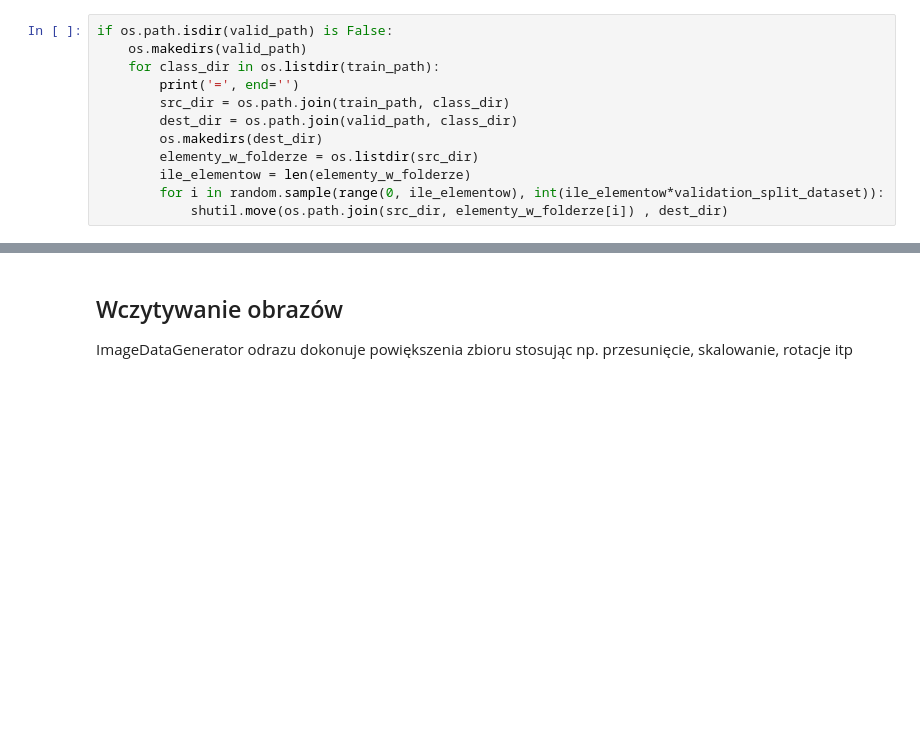
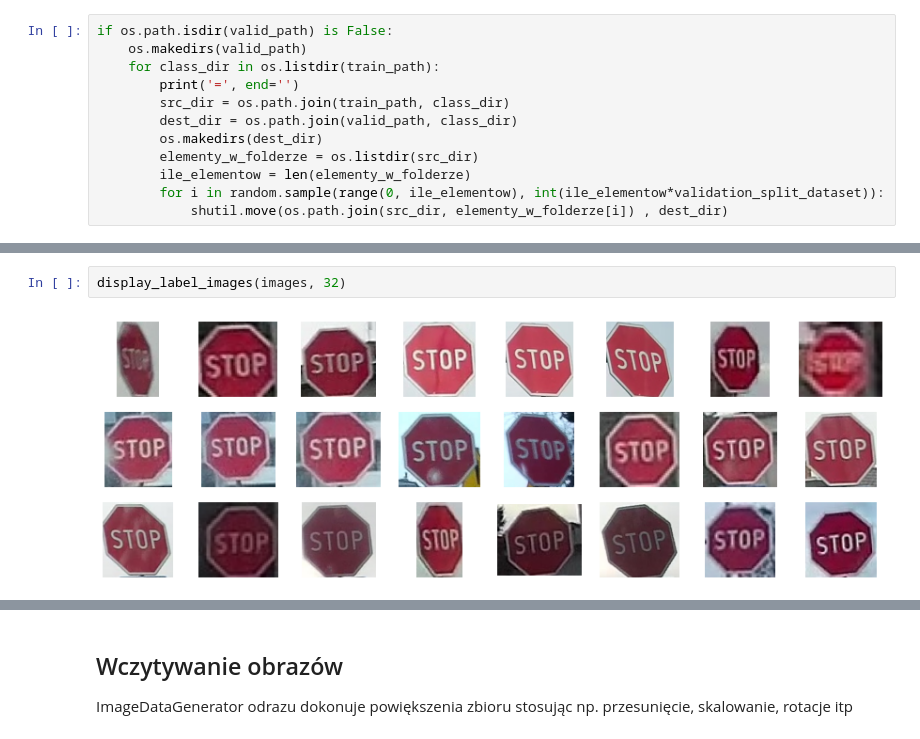
Before and after one commit to oszwilk/ArtificialIntelligenceFundamentals, a Jupyter notebook: traffic-sign2.ipynb, the cells around one changed output, grey strips where cells are left out. Cells and saved outputs as stored; diff of their text form; blank space fills up the shorter version.

```diff
--- a/traffic-sign2.ipynb
+++ b/traffic-sign2.ipynb
@@ -64,0 +135,4 @@ if os.path.isdir(valid_path) is False:
+# %%
+display_label_images(images, 32)
+# %% [output]
+[figure, added]
```
Also changed, not shown: parts of 19 cells of this notebook.
